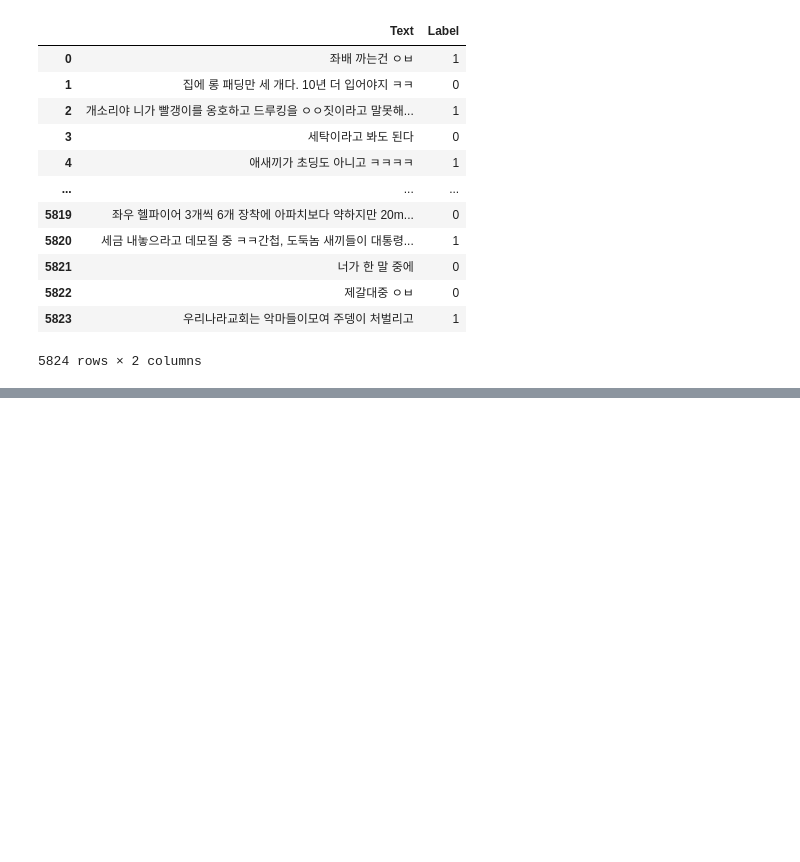
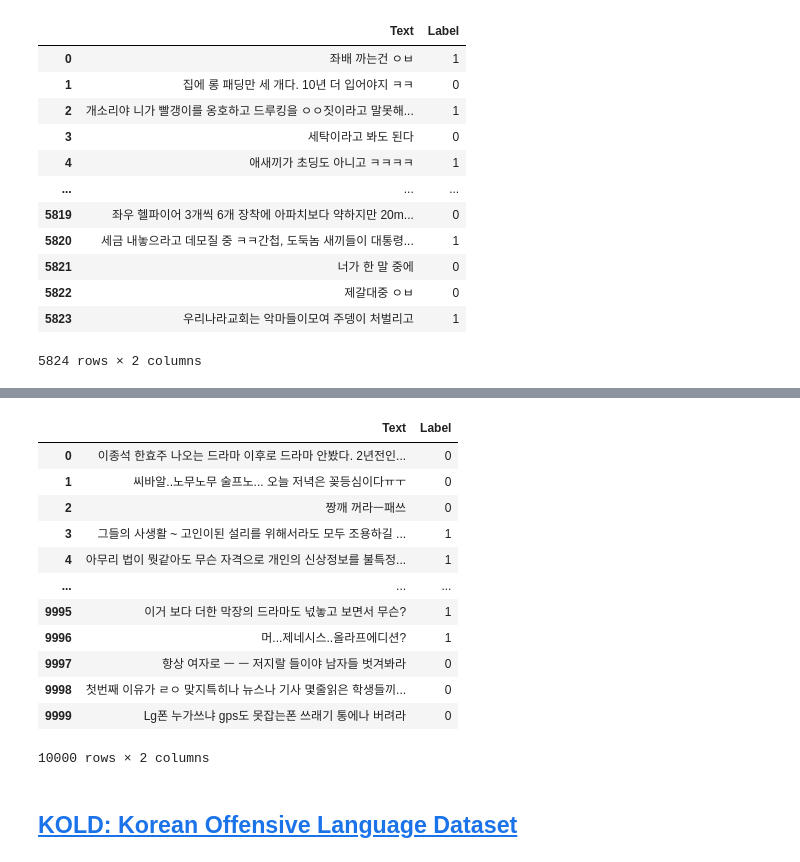
Before and after one commit to devRangers/chatchat-ai, a Jupyter notebook: datasets/notebooks/check_raw_dataset.ipynb, the cells around one changed output, grey strips where cells are left out. Saved outputs shown, nothing was run; the diff lists cells and outputs as text; code cells hidden in the pictures; blank space fills up the shorter version.

```diff
--- a/datasets/notebooks/check_raw_dataset.ipynb
+++ b/datasets/notebooks/check_raw_dataset.ipynb
@@ -42,0 +119,25 @@ df_curse_detection
+# %%
+df_malicious_comment = pd.read_csv(
+    os.path.join(dataset_folder_path, malicious_comment_path), delimiter="\t"
+)
+# %%
+df_malicious_comment.rename(columns={"content":"Text", "lable":"Label"}, inplace=True)
+df_malicious_comment["Label"] = df_malicious_comment["Label"].apply(lambda x: 1 if x == 1.0 else 0)
+# %%
+df_malicious_comment
+# %% [output]
+|  | Text | Label |
+| 0 | 이종석 한효주 나오는 드라마 이후로 드라마 안봤다. 2년전인... | 0 |
+| 1 | 씨바알..노무노무 술프노... 오늘 저녁은 꽂등심이다ㅠㅜ | 0 |
+| 2 | 짱깨 꺼라ㅡ패쓰 | 0 |
+| 3 | 그들의 사생활 ~ 고인이된 설리를 위해서라도 모두 조용하길 ... | 1 |
+| 4 | 아무리 법이 뭣같아도 무슨 자격으로 개인의 신상정보를 불특정... | 1 |
+| ... | ... | ... |
+| 9995 | 이거 보다 더한 막장의 드라마도 넋놓고 보면서 무슨? | 1 |
+| 9996 | 머...제네시스..올라프에디션? | 1 |
+| 9997 | 항상 여자로 ㅡ ㅡ 저지랄 들이야 남자들 벗겨봐라 | 0 |
+| 9998 | 첫번째 이유가 ㄹㅇ 맞지특히나 뉴스나 기사 몇줄읽은 학생들끼... | 0 |
+| 9999 | Lg폰 누가쓰냐 gps도 못잡는폰 쓰래기 통에나 버려라 | 0 |
+10000 rows × 2 columns
+# %% [markdown]
+## [KOLD: Korean Offensive Language Dataset](https://github.com/boychaboy/KOLD)
```
Also changed, not shown: parts of 43 cells of this notebook.
